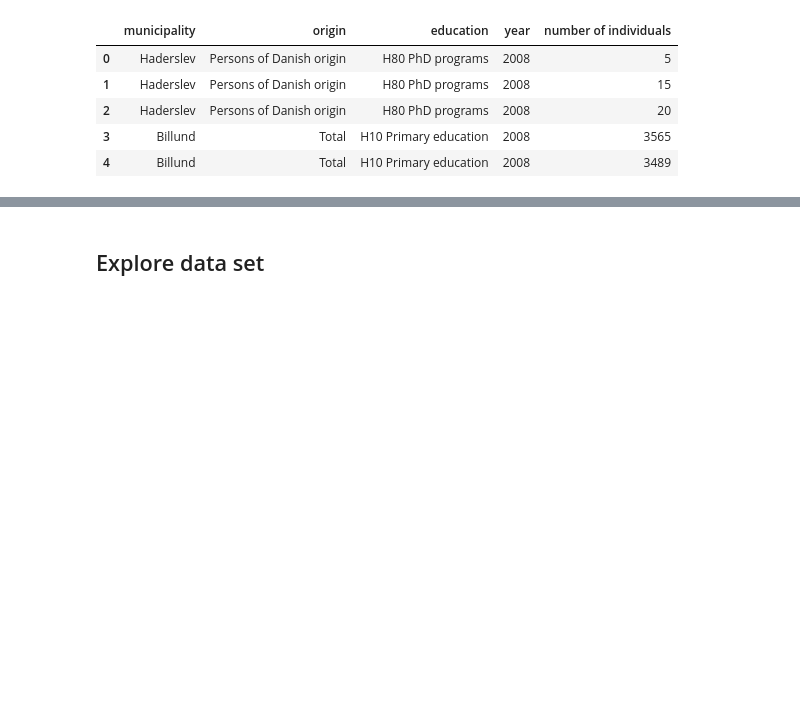
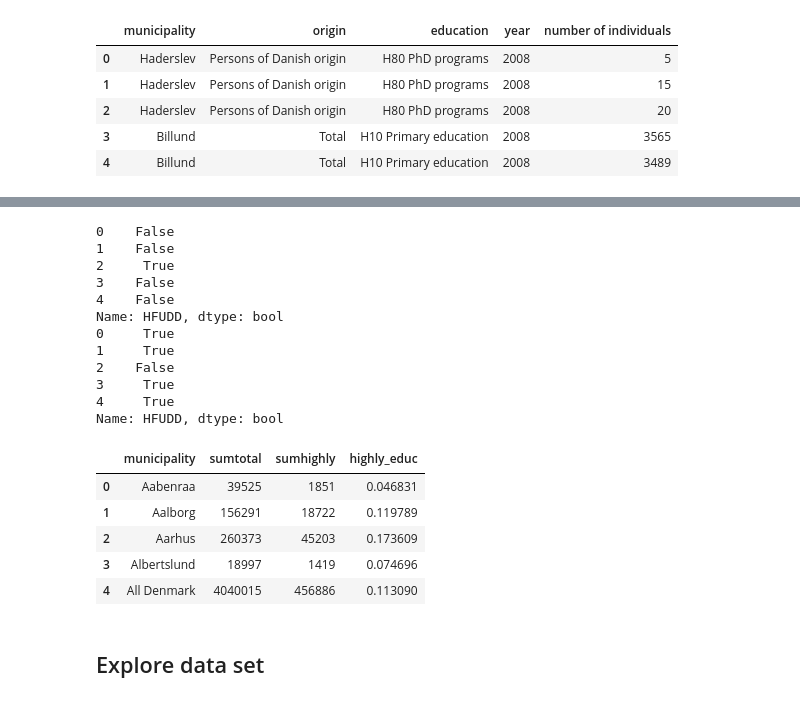
Before and after one commit to AskerNC/projects-2021-sstl, a Jupyter notebook: dataproject/dataproject.ipynb, the cells around one changed output, grey strips where cells are left out. Saved outputs shown, nothing was run; the diff lists cells and outputs as text; code cells hidden in the pictures; blank space fills up the shorter version.

```diff
--- a/dataproject/dataproject.ipynb
+++ b/dataproject/dataproject.ipynb
@@ -317,3 +360,39 @@ edu_api.head(5)
+# %%
+#total
+total =  edu_api['HFUDD']=='Total'
+print(total.head())
+df_total=edu_api[total].groupby(['BOPOMR'])['INDHOLD'].sum().reset_index(name='sumtotal')
+
+#highly
+highly =  (edu_api['HFUDD']=='H70 Masters programs') | (edu_api['HFUDD']=='H80 PhD programs')
+print(highly.head())
+df_highly=edu_api[highly].groupby(['BOPOMR'])['INDHOLD'].sum().reset_index(name='sumhighly')
+
+together = pd.merge(df_total, df_highly, on=['BOPOMR'], how='left')
+together['highly_educ']=together['sumhighly']/together['sumtotal']
+
+
+together.rename(columns = {'BOPOMR':'municipality'}, inplace=True)
+together.head()
+# %% [output]
+0    False
+1    False
+2     True
+3    False
+4    False
+Name: HFUDD, dtype: bool
+0     True
+1     True
+2    False
+3     True
+4     True
+Name: HFUDD, dtype: bool
+|  | municipality | sumtotal | sumhighly | highly_educ |
+| 0 | Aabenraa | 39525 | 1851 | 0.046831 |
+| 1 | Aalborg | 156291 | 18722 | 0.119789 |
+| 2 | Aarhus | 260373 | 45203 | 0.173609 |
+| 3 | Albertslund | 18997 | 1419 | 0.074696 |
+| 4 | All Denmark | 4040015 | 456886 | 0.113090 |
 # %% [markdown]
 ## Explore data set
 # %% [markdown]
```
Also changed, not shown: parts of 9 cells of this notebook.
